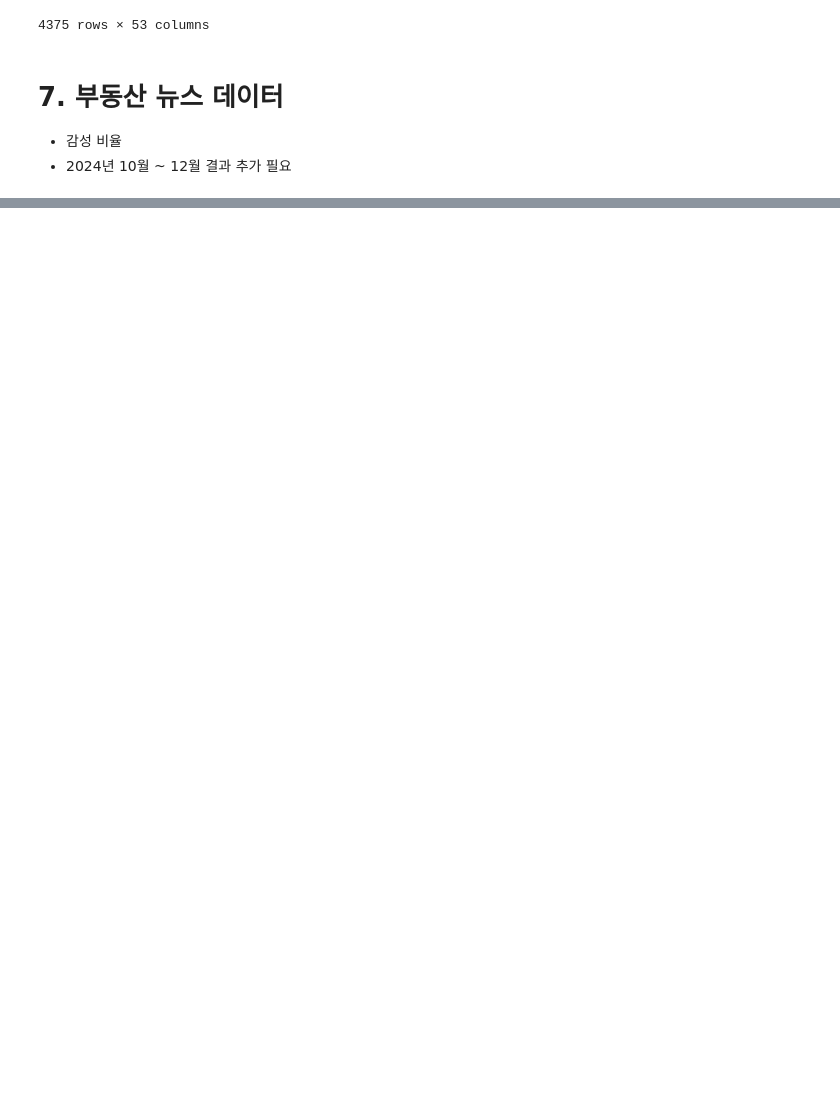
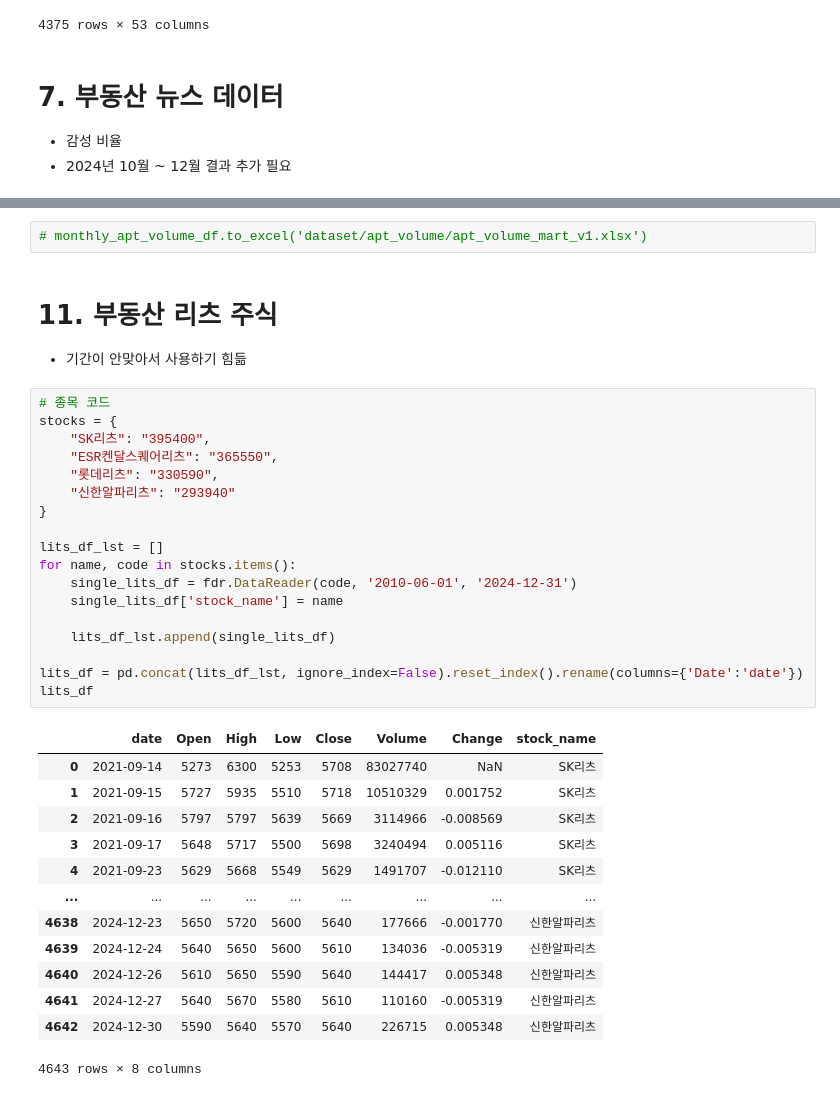
Before and after one commit to lucio-karin0506/APT_volume_anomaly_detection, a Jupyter notebook: dataset_preprocessing.ipynb, the cells around one changed output, grey strips where cells are left out. Cells and saved outputs as stored; diff of their text form; blank space fills up the shorter version.

```diff
--- a/dataset_preprocessing.ipynb
+++ b/dataset_preprocessing.ipynb
@@ -512,0 +837,37 @@ monthly_apt_rent_volume_df.to_excel('apt_rent_volume_monthly.xlsx')
+# %%
+# monthly_apt_volume_df.to_excel('dataset/apt_volume/apt_volume_mart_v1.xlsx')
+# %% [markdown]
+# 11. 부동산 리츠 주식
+* 기간이 안맞아서 사용하기 힘듦
+# %%
+# 종목 코드
+stocks = {
+    "SK리츠": "395400",
+    "ESR켄달스퀘어리츠": "365550",
+    "롯데리츠": "330590",
+    "신한알파리츠": "293940"
+}
+
+lits_df_lst = []
+for name, code in stocks.items():
+    single_lits_df = fdr.DataReader(code, '2010-06-01', '2024-12-31')
+    single_lits_df['stock_name'] = name
+
+    lits_df_lst.append(single_lits_df)
+
+lits_df = pd.concat(lits_df_lst, ignore_index=False).reset_index().rename(columns={'Date':'date'})
+lits_df
+# %% [output]
+|  | date | Open | High | Low | Close | Volume | Change | stock_name |
+| 0 | 2021-09-14 | 5273 | 6300 | 5253 | 5708 | 83027740 | NaN | SK리츠 |
+| 1 | 2021-09-15 | 5727 | 5935 | 5510 | 5718 | 10510329 | 0.001752 | SK리츠 |
+| 2 | 2021-09-16 | 5797 | 5797 | 5639 | 5669 | 3114966 | -0.008569 | SK리츠 |
+| 3 | 2021-09-17 | 5648 | 5717 | 5500 | 5698 | 3240494 | 0.005116 | SK리츠 |
+| 4 | 2021-09-23 | 5629 | 5668 | 5549 | 5629 | 1491707 | -0.012110 | SK리츠 |
+| ... | ... | ... | ... | ... | ... | ... | ... | ... |
+| 4638 | 2024-12-23 | 5650 | 5720 | 5600 | 5640 | 177666 | -0.001770 | 신한알파리츠 |
+| 4639 | 2024-12-24 | 5640 | 5650 | 5600 | 5610 | 134036 | -0.005319 | 신한알파리츠 |
+| 4640 | 2024-12-26 | 5610 | 5650 | 5590 | 5640 | 144417 | 0.005348 | 신한알파리츠 |
+| 4641 | 2024-12-27 | 5640 | 5670 | 5580 | 5610 | 110160 | -0.005319 | 신한알파리츠 |
+| 4642 | 2024-12-30 | 5590 | 5640 | 5570 | 5640 | 226715 | 0.005348 | 신한알파리츠 |
+4643 rows × 8 columns
```
Also changed, not shown: parts of 35 cells of this notebook, 5 other files.
